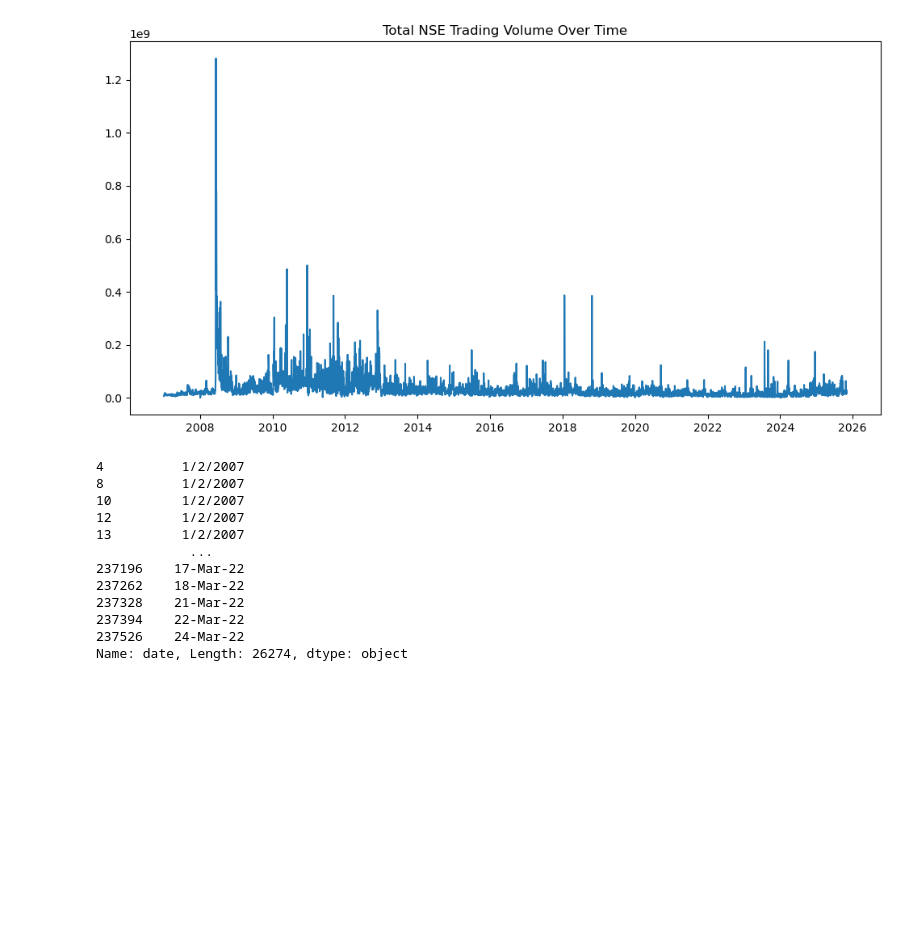
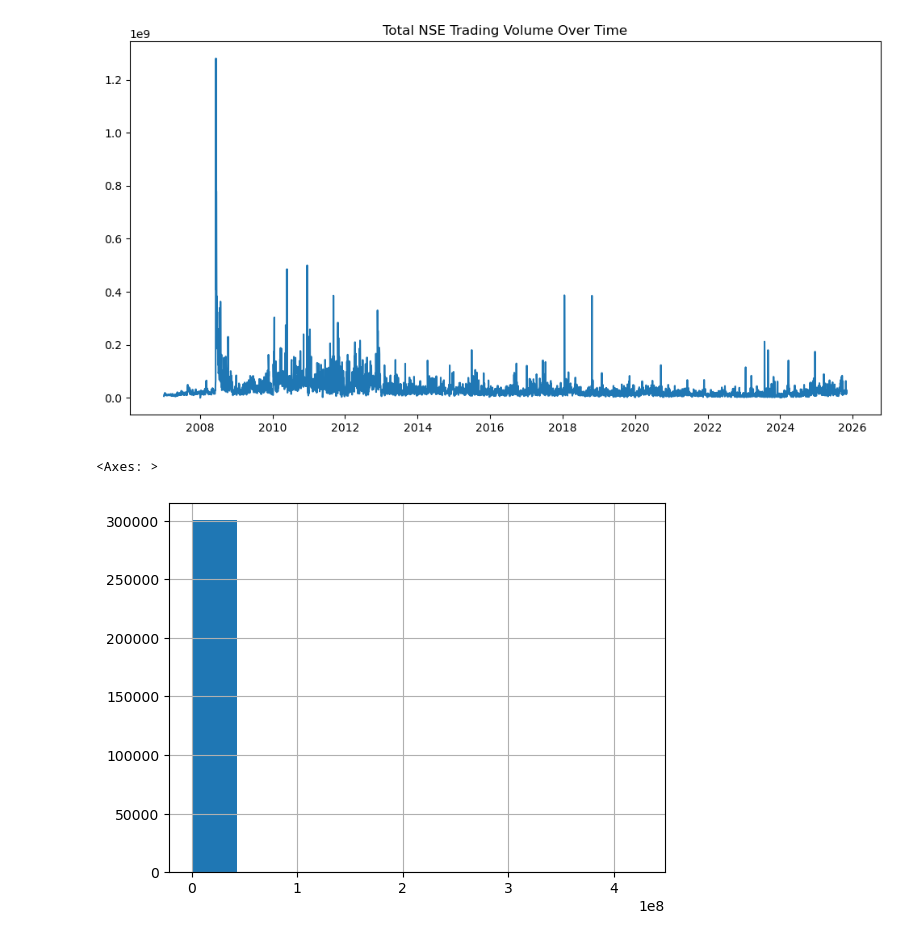
Before and after one commit to Assesa44/Stock-Market-Prediction, a Jupyter notebook: notebooks/business_understanding.ipynb, the cells around one changed output. Cells and saved outputs as stored; diff of their text form; code cells hidden in the pictures; blank space fills up the shorter version.

```diff
--- a/notebooks/business_understanding.ipynb
+++ b/notebooks/business_understanding.ipynb
@@ -886,18 +885,8 @@ plt.plot(market_volume)
 plt.title("Total NSE Trading Volume Over Time");
 # %% [output]
 [figure]
-# %%
-cleaning_df['date']
-# %% [output]
-4          1/2/2007
-8          1/2/2007
-10         1/2/2007
-12         1/2/2007
-13         1/2/2007
-            ...
-237196    17-Mar-22
-237262    18-Mar-22
-237328    21-Mar-22
-237394    22-Mar-22
-237526    24-Mar-22
-Name: date, Length: 26274, dtype: object
+# %%
+cleaning_df['volume'].hist(bins= 10)
+# %% [output]
+<Axes: >
+[figure, added]
```
Also changed, not shown: parts of 19 cells of this notebook.
